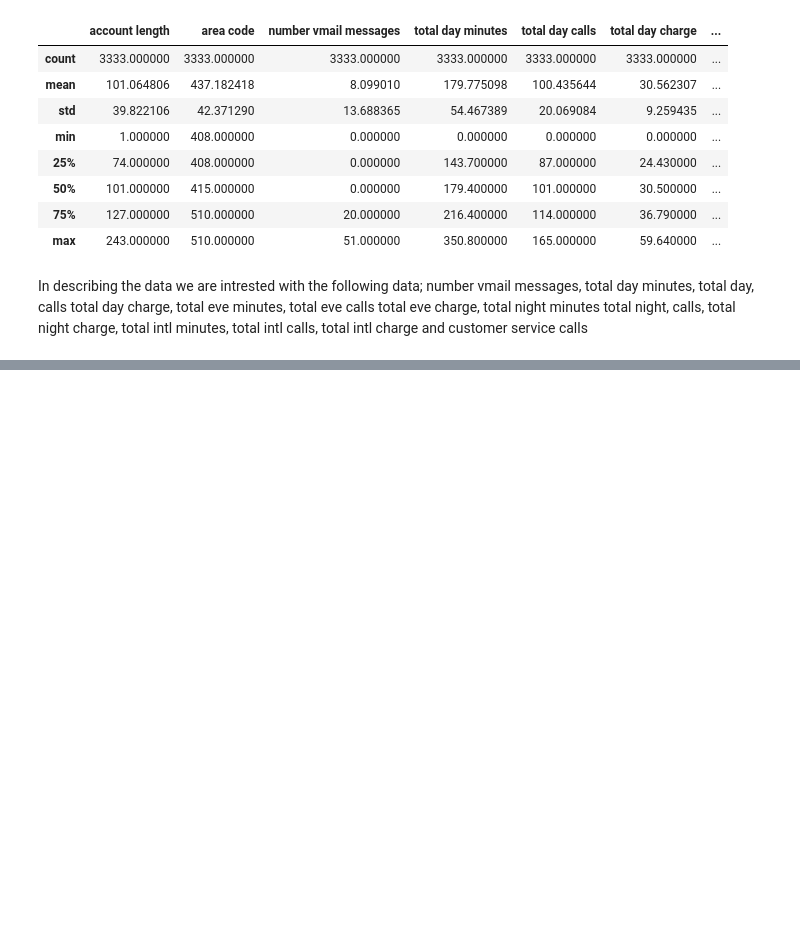
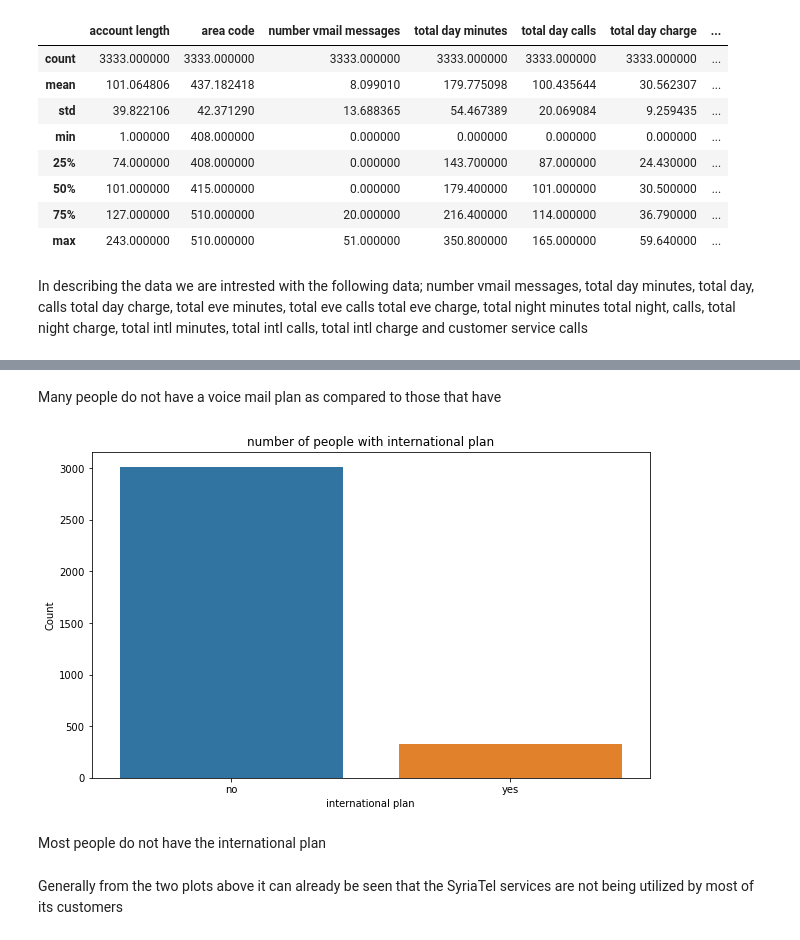
Before and after one commit to aggrey034/project-3, a Jupyter notebook: phase_3.ipynb, the cells around one changed output, grey strips where cells are left out. Saved outputs shown, nothing was run; the diff lists cells and outputs as text; code cells hidden in the pictures; blank space fills up the shorter version.

```diff
--- a/phase_3.ipynb
+++ b/phase_3.ipynb
@@ -158,0 +169,15 @@ In describing the data we are intrested with the following data; number vmail me
+# %% [markdown]
+Many people do not have a voice mail plan as compared to those that have
+# %%
+plt.figure(figsize=(10, 6))
+sns.countplot(x= "international plan", data=df)
+plt.title("number of people with international plan")
+plt.xlabel("international plan")
+plt.ylabel('Count')
+plt.show()
+# %% [output]
+[figure, added]
+# %% [markdown]
+Most people do not have the international plan
+# %% [markdown]
+Generally from the two plots above it can already be seen that the SyriaTel services are not being utilized by most of its customers
```
Also changed, not shown: parts of 4 cells of this notebook.
